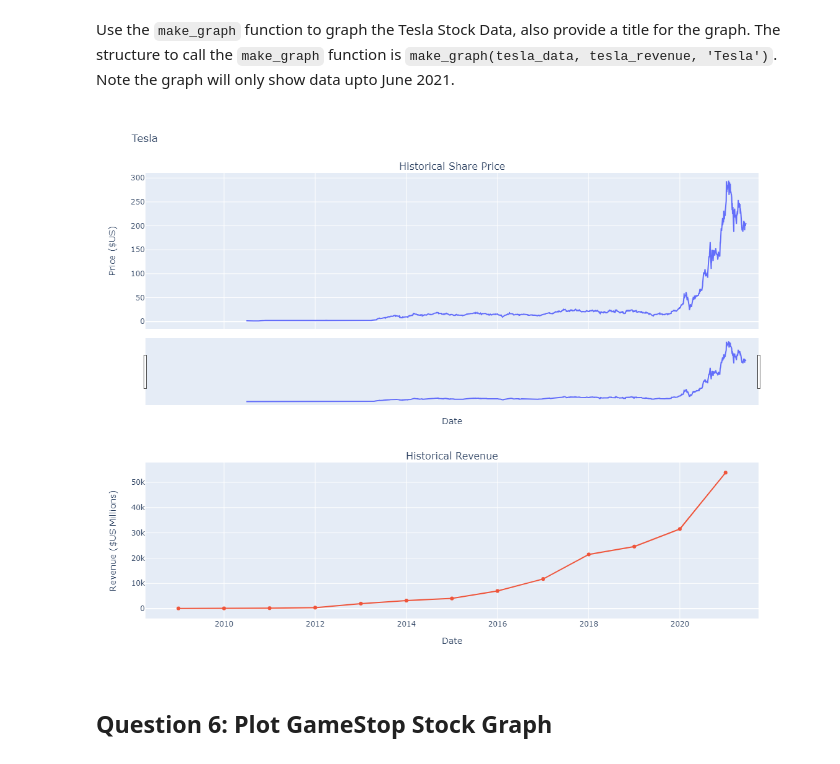
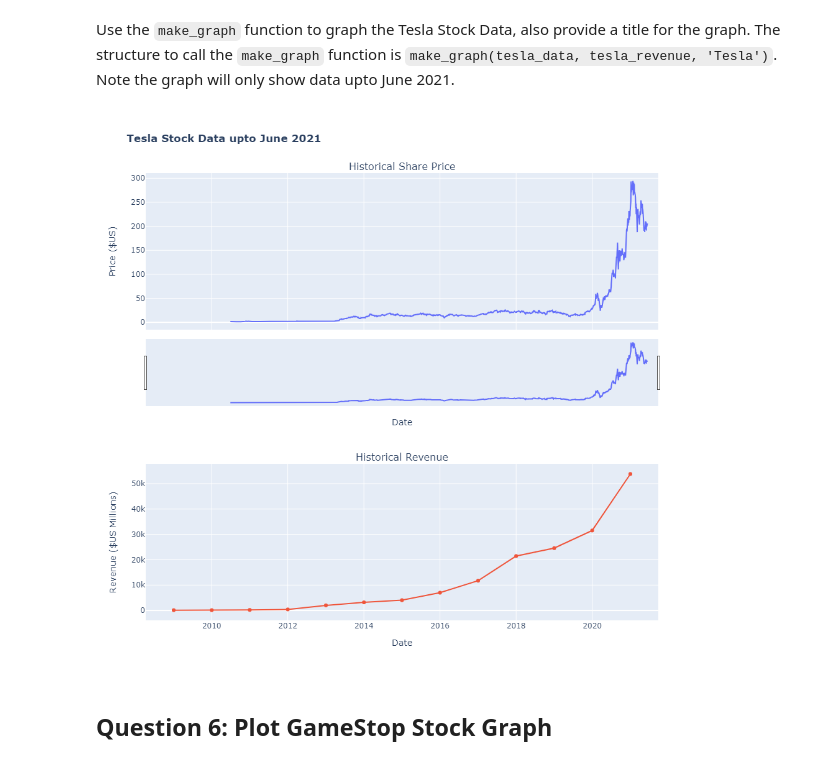
Before and after one commit to tullioballarino/PythonProjectForDataScience, a Jupyter notebook: Lab03_Final Assignment.ipynb, the cells around one changed output. Cells and saved outputs as stored; diff of their text form; code cells hidden in the pictures.

```diff
--- a/Lab03_Final Assignment.ipynb
+++ b/Lab03_Final Assignment.ipynb
@@ -64,5 +65,5 @@ In this section, we define the function `make_graph`. You don't have to know how
 # %%
-def make_graph(stock_data, revenue_data, stock):
+def make_graph(stock_data, revenue_data, stock, title):
     fig = make_subplots(rows=2, cols=1, shared_xaxes=True, subplot_titles=("Historical Share Price", "Historical Revenue"), vertical_spacing = .3)
     stock_data_specific = stock_data[stock_data.Date <= '2021-06-14']
     revenue_data_specific = revenue_data[revenue_data.Date <= '2021-04-30']
@@ -73,6 +74,7 @@ def make_graph(stock_data, revenue_data, stock):
     fig.update_yaxes(title_text="Price ($US)", row=1, col=1)
     fig.update_yaxes(title_text="Revenue ($US Millions)", row=2, col=1)
     fig.update_layout(showlegend=False, height=900, title=stock, xaxis_rangeslider_visible=True)
+    fig.update_layout(title_text=title)
     fig.show()
 # %% [markdown]
 ## Question 1: Use yfinance to Extract Stock Data
@@ -247,9 +249,9 @@ gme_revenue.head()
 # %% [markdown]
 Use the `make_graph` function to graph the Tesla Stock Data, also provide a title for the graph. The structure to call the `make_graph` function is `make_graph(tesla_data, tesla_revenue, 'Tesla')`. Note the graph will only show data upto June 2021.
 # %%
-make_graph(tesla_data, tesla_revenue, 'Tesla')
+make_graph(tesla_data, tesla_revenue, 'Tesla', '<b>Tesla Stock Data upto June 2021</b>')
 # %% [output]
-[figure, old version]
+[figure, new version]
 # %% [markdown]
 ## Question 6: Plot GameStop Stock Graph
 # %% [markdown]
```
Also changed, not shown: parts of 5 cells of this notebook.
